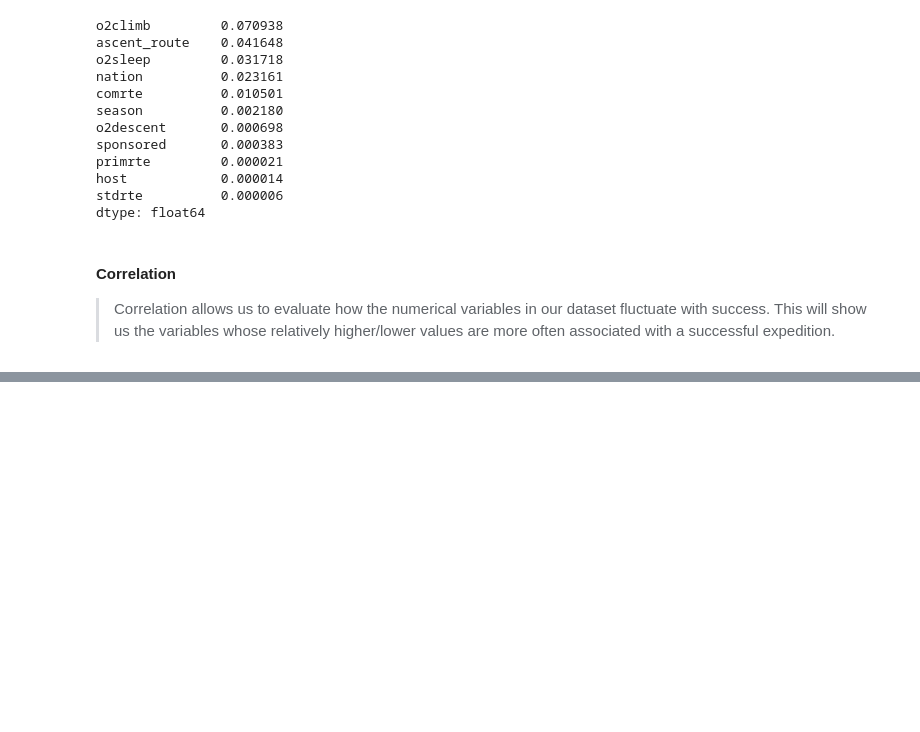
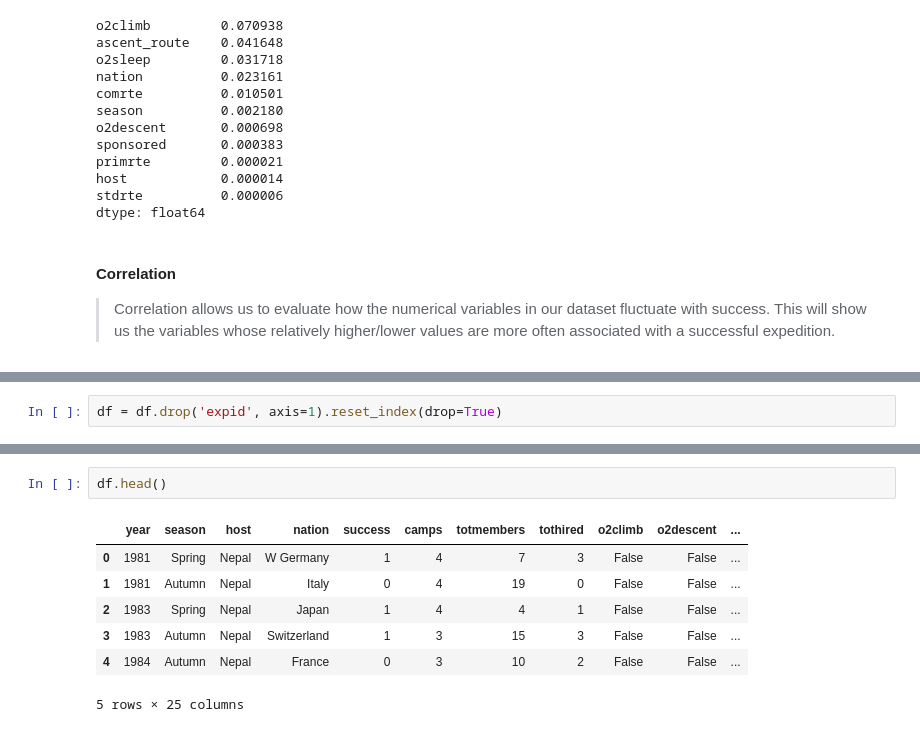
Before and after one commit to bastien-winant/ml-zoomcamp, a Jupyter notebook: midterm/notebook.ipynb, the cells around one changed output, grey strips where cells are left out. Cells and saved outputs as stored; diff of their text form; blank space fills up the shorter version.

```diff
--- a/midterm/notebook.ipynb
+++ b/midterm/notebook.ipynb
@@ -480,0 +507,2 @@ dtype: float64
+# %%
+df = df.drop('expid', axis=1).reset_index(drop=True)
@@ -480,0 +545,10 @@ dtype: float64
+# %%
+df.head()
+# %% [output]
+|  | year | season | host | nation | success | camps | totmembers | tothired | o2climb | o2descent | ... |
+| 0 | 1981 | Spring | Nepal | W Germany | 1 | 4 | 7 | 3 | False | False | ... |
+| 1 | 1981 | Autumn | Nepal | Italy | 0 | 4 | 19 | 0 | False | False | ... |
+| 2 | 1983 | Spring | Nepal | Japan | 1 | 4 | 4 | 1 | False | False | ... |
+| 3 | 1983 | Autumn | Nepal | Switzerland | 1 | 3 | 15 | 3 | False | False | ... |
+| 4 | 1984 | Autumn | Nepal | France | 0 | 3 | 10 | 2 | False | False | ... |
+5 rows × 25 columns
```
Also changed, not shown: parts of 10 cells of this notebook.
